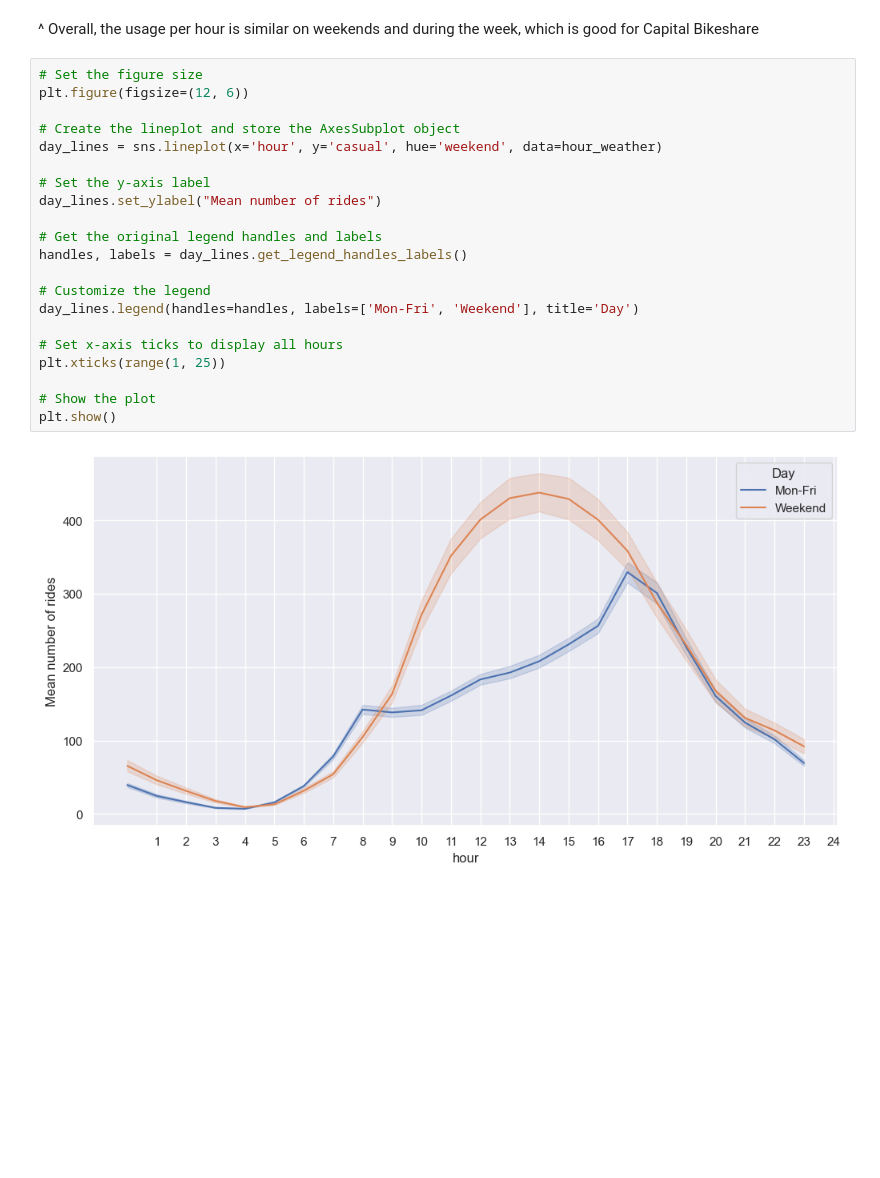
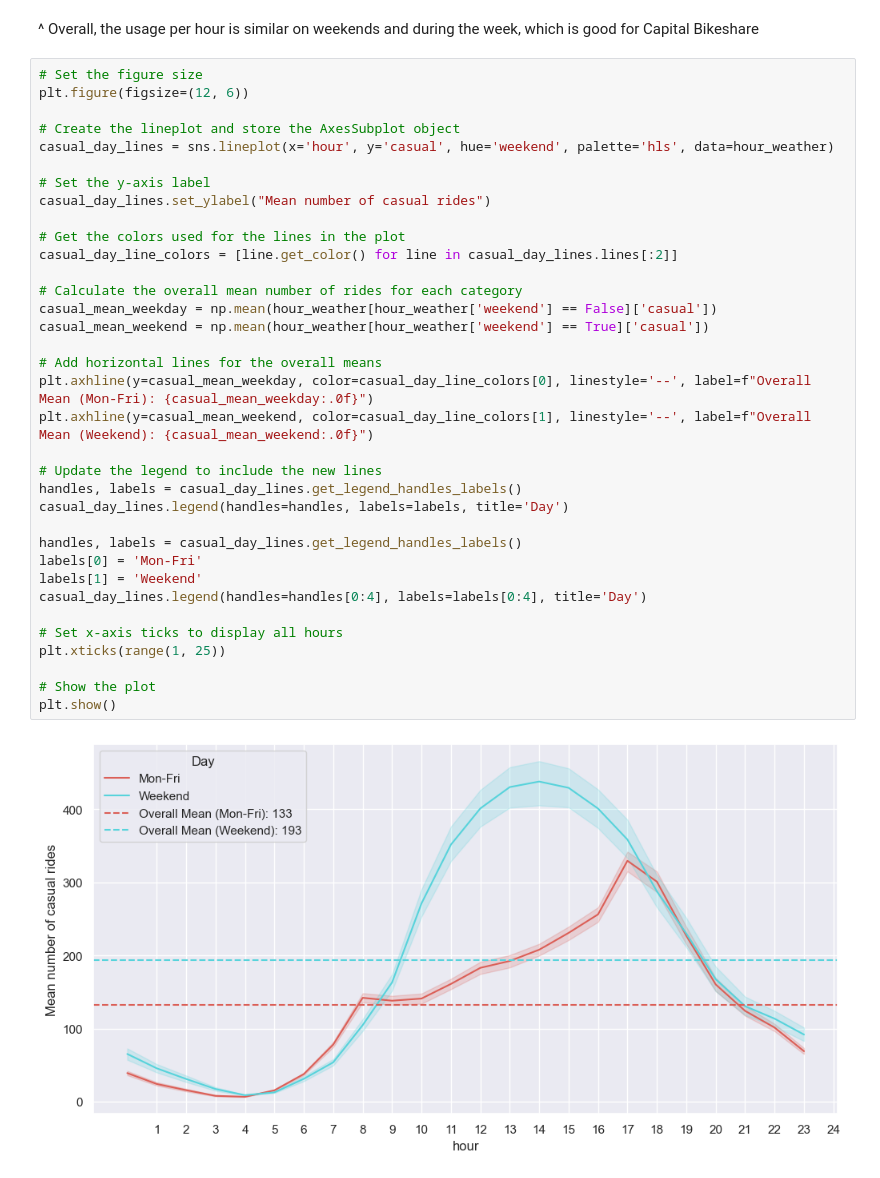
Before and after one commit to Paul-Sabin/Capital-Bikeshare, a Jupyter notebook: Bikeshare EDA.ipynb, the cells around one changed output. Cells and saved outputs as stored; diff of their text form; blank space fills up the shorter version.

```diff
--- a/Bikeshare EDA.ipynb
+++ b/Bikeshare EDA.ipynb
@@ -782,23 +784,37 @@ plt.show()
 # %%
 # Set the figure size
 plt.figure(figsize=(12, 6))
 
 # Create the lineplot and store the AxesSubplot object
-day_lines = sns.lineplot(x='hour', y='casual', hue='weekend', data=hour_weather)
+casual_day_lines = sns.lineplot(x='hour', y='casual', hue='weekend', palette='hls', data=hour_weather)
 
 # Set the y-axis label
-day_lines.set_ylabel("Mean number of rides")
+casual_day_lines.set_ylabel("Mean number of casual rides")
 
-# Get the original legend handles and labels
-handles, labels = day_lines.get_legend_handles_labels()
+# Get the colors used for the lines in the plot
+casual_day_line_colors = [line.get_color() for line in casual_day_lines.lines[:2]]
 
-# Customize the legend
-day_lines.legend(handles=handles, labels=['Mon-Fri', 'Weekend'], title='Day')
+# Calculate the overall mean number of rides for each category
+casual_mean_weekday = np.mean(hour_weather[hour_weather['weekend'] == False]['casual'])
+casual_mean_weekend = np.mean(hour_weather[hour_weather['weekend'] == True]['casual'])
+
+# Add horizontal lines for the overall means
+plt.axhline(y=casual_mean_weekday, color=casual_day_line_colors[0], linestyle='--', label=f"Overall Mean (Mon-Fri): {casual_mean_weekday:.0f}")
+plt.axhline(y=casual_mean_weekend, color=casual_day_line_colors[1], linestyle='--', label=f"Overall Mean (Weekend): {casual_mean_weekend:.0f}")
+
+# Update the legend to include the new lines
+handles, labels = casual_day_lines.get_legend_handles_labels()
+casual_day_lines.legend(handles=handles, labels=labels, title='Day')
+
+handles, labels = casual_day_lines.get_legend_handles_labels()
+labels[0] = 'Mon-Fri'
+labels[1] = 'Weekend'
+casual_day_lines.legend(handles=handles[0:4], labels=labels[0:4], title='Day')
 
 # Set x-axis ticks to display all hours
 plt.xticks(range(1, 25))
 
 # Show the plot
 plt.show()
 # %% [output]
-[figure, old version]
+[figure, new version]
```
Also changed, not shown: parts of 10 cells of this notebook, 1 other file.
